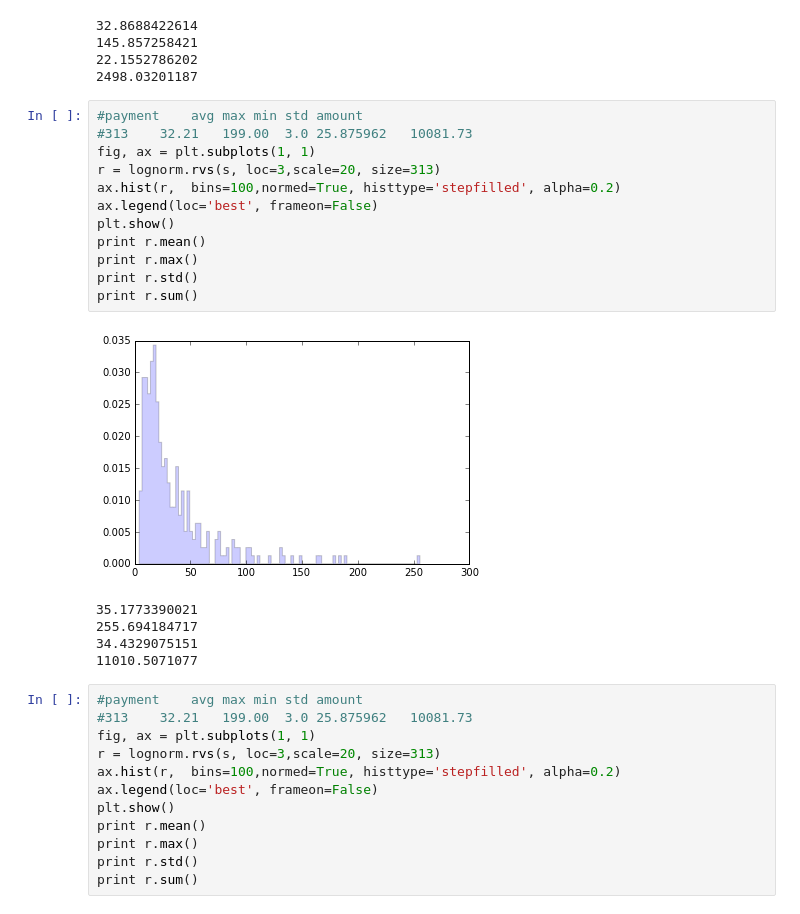
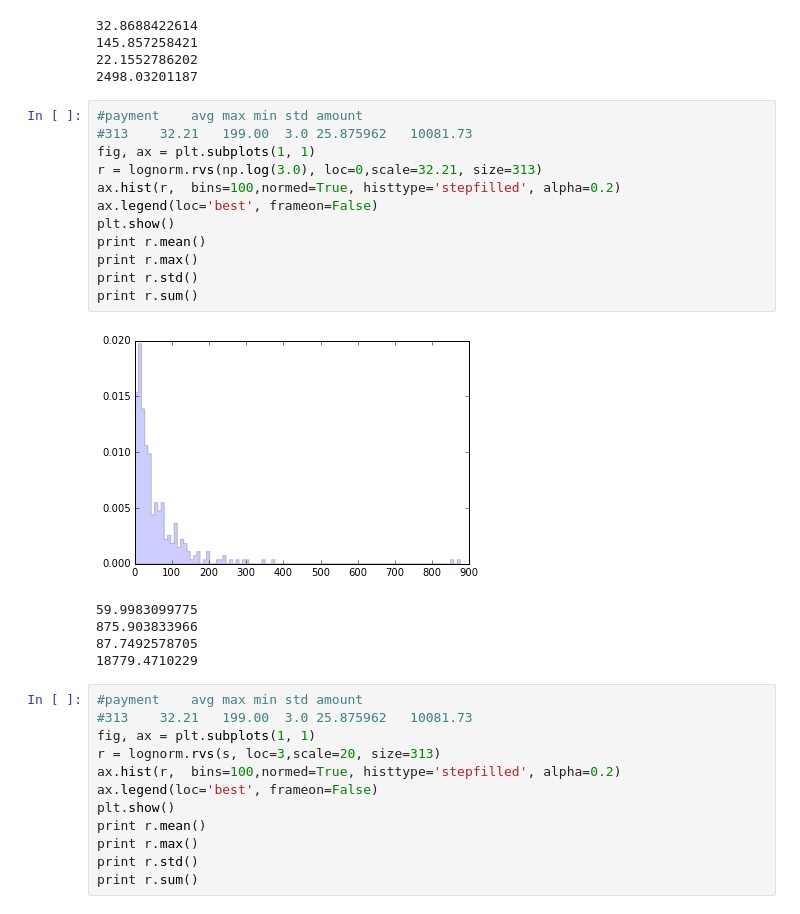
Before and after one commit to TeamUno/project, a Jupyter notebook: initial-exploration/stats.ipynb, the cells around one changed output. Drawn from its saved outputs; the diff is of its cells as text.

Commit message:
commit no funciona distribuccion lognorm

```diff
--- a/initial-exploration/stats.ipynb
+++ b/initial-exploration/stats.ipynb
@@ -477,21 +439,21 @@ print r.sum()
 # %%
 #payment	avg	max	min	std	amount
 #313	32.21	199.00	3.0	25.875962	10081.73
 fig, ax = plt.subplots(1, 1)
-r = lognorm.rvs(s, loc=3,scale=20, size=313)
+r = lognorm.rvs(np.log(3.0), loc=0,scale=32.21, size=313)
 ax.hist(r,  bins=100,normed=True, histtype='stepfilled', alpha=0.2)
 ax.legend(loc='best', frameon=False)
 plt.show()
 print r.mean()
 print r.max()
 print r.std()
 print r.sum()
 # %% [output]
-[figure, old version]
+[figure, new version]
-35.1773390021
-255.694184717
-34.4329075151
-11010.5071077
+59.9983099775
+875.903833966
+87.7492578705
+18779.4710229
 # %%
 #payment	avg	max	min	std	amount
 #313	32.21	199.00	3.0	25.875962	10081.73
```
Also changed, not shown: parts of 15 cells of this notebook, 2 other files.
